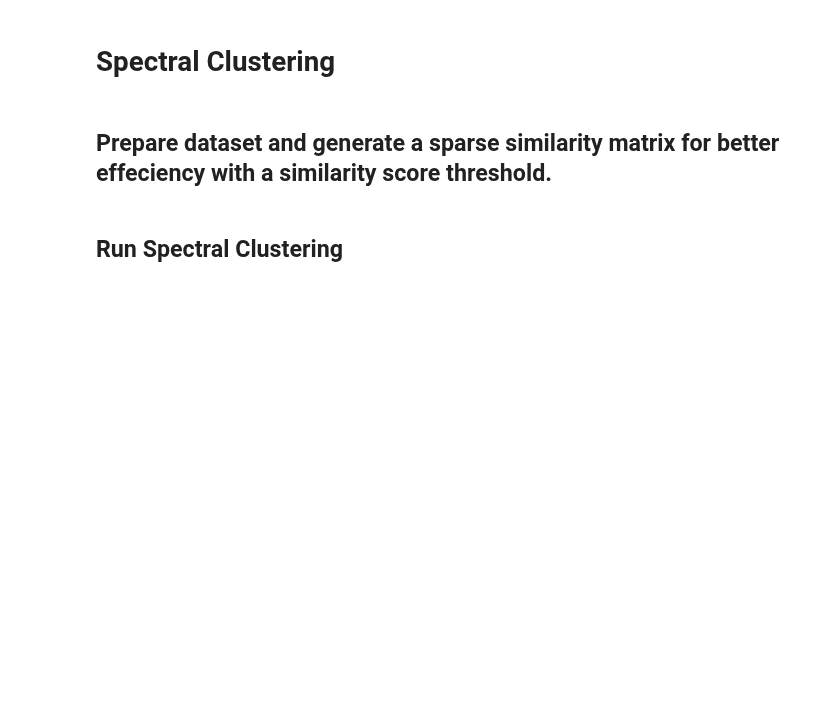
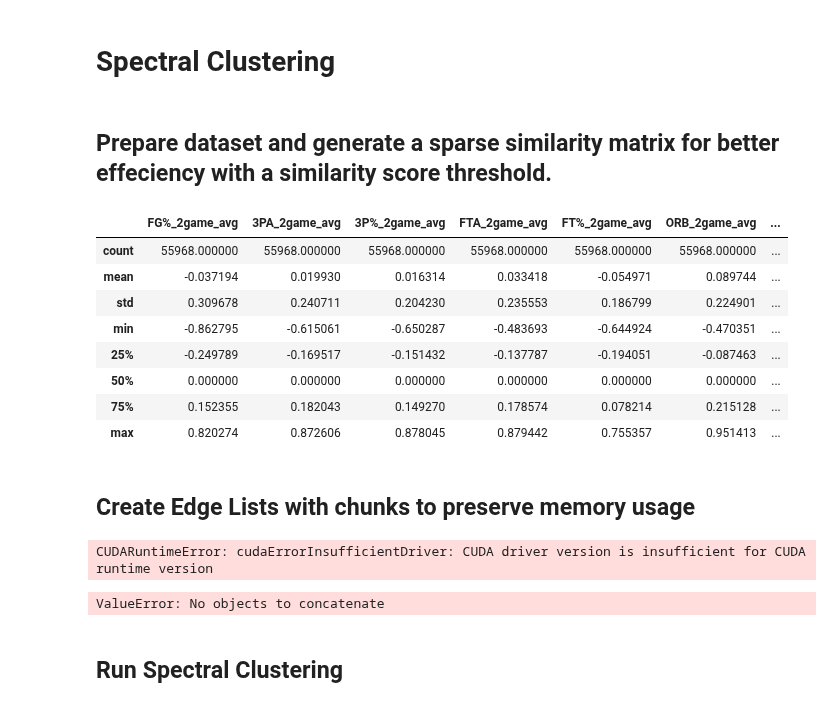
Before and after one commit to sammig6i/NBA-Fantasy-Points-Prediction, a Jupyter notebook: notebooks/clustering.ipynb, the cells around one changed output. Saved outputs shown, nothing was run; the diff lists cells and outputs as text; code cells hidden in the pictures; blank space fills up the shorter version.

```diff
--- a/notebooks/clustering.ipynb
+++ b/notebooks/clustering.ipynb
@@ -297,5 +311,29 @@ X_scaled = scaler.fit_transform(X_clustering)
+# %%
+pipe = Pipeline([
+  ('robust_scaling', RobustScaler()),
+  ('normalization', Normalizer())
+])
+
+preprocess_X_clustering = pipe.fit_transform(X_clustering)
+X_clustering = pd.DataFrame(preprocess_X_clustering, columns=X_clustering.columns)
+# %%
+X_clustering.describe()
+# %% [output]
+|  | FG%_2game_avg | 3PA_2game_avg | 3P%_2game_avg | FTA_2game_avg | FT%_2game_avg | ORB_2game_avg | ... |
+| count | 55968.000000 | 55968.000000 | 55968.000000 | 55968.000000 | 55968.000000 | 55968.000000 | ... |
+| mean | -0.037194 | 0.019930 | 0.016314 | 0.033418 | -0.054971 | 0.089744 | ... |
+| std | 0.309678 | 0.240711 | 0.204230 | 0.235553 | 0.186799 | 0.224901 | ... |
+| min | -0.862795 | -0.615061 | -0.650287 | -0.483693 | -0.644924 | -0.470351 | ... |
+| 25% | -0.249789 | -0.169517 | -0.151432 | -0.137787 | -0.194051 | -0.087463 | ... |
+| 50% | 0.000000 | 0.000000 | 0.000000 | 0.000000 | 0.000000 | 0.000000 | ... |
+| 75% | 0.152355 | 0.182043 | 0.149270 | 0.178574 | 0.078214 | 0.215128 | ... |
+| max | 0.820274 | 0.872606 | 0.878045 | 0.879442 | 0.755357 | 0.951413 | ... |
+# %% [markdown]
+## Create Edge Lists with chunks to preserve memory usage
 # %%
-X_scaled_cp = cp.array(X_scaled)
+X_clustering_cp = cp.array(X_clustering)
+# %% [output]
+CUDARuntimeError: cudaErrorInsufficientDriver: CUDA driver version is insufficient for CUDA runtime version
 # %%
 def chunked_edge_list_creation(X, chunk_size, threshold=0.5, metric='cosine', output_file_prefix='edge_list_chunk_', write_chunk_size=100_000):
     n_samples = X.shape[0]
@@ -357,8 +396,18 @@ edge_list = chunked_edge_list_creation(X_scaled_cp, chunk_size, threshold, outpu
 # %%
 # combine edge lists into one parquet file
-data_dir = os.path.join('NBA-Fantasy-Points-Prediction', 'data')
-chunk_files = [os.path.join(data_dir, f) for f in os.listdir(data_dir) if f.startswith('edge_list') and f.endswith('.parquet')]
+os.remove('data/full_edge_list.parquet')
+data_dir = os.path.join('data')
+chunk_files = [os.path.join(data_dir, f) for f in os.listdir(data_dir) if f.startswith('edge_list_chunk') and f.endswith('.parquet')]
 
-# full_edge_list = cudf.concat([cudf.read_parquet(f) for f in chunk_files], ignore_index=True)
+full_edge_list = cudf.concat([cudf.read_parquet(f) for f in chunk_files], ignore_index=True)
+full_edge_list = full_edge_list[full_edge_list['src'] != full_edge_list['dst']]
 
-# full_edge_list = full_edge_list[full_edge_list['src'] != full_edge_list['dst']]
+final_output_file = os.path.join(data_dir, 'full_edge_list.parquet')
+full_edge_list.to_parquet(final_output_file)
+
+
+# deleted edge list chunk files
+for f in chunk_files:
+    os.remove(f)
+# %% [output]
+ValueError: No objects to concatenate
```
Also changed, not shown: parts of 16 cells of this notebook.
